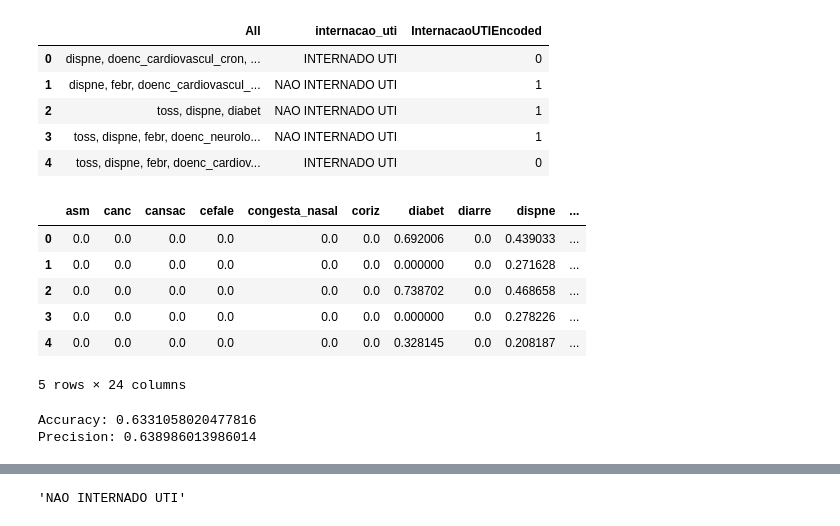
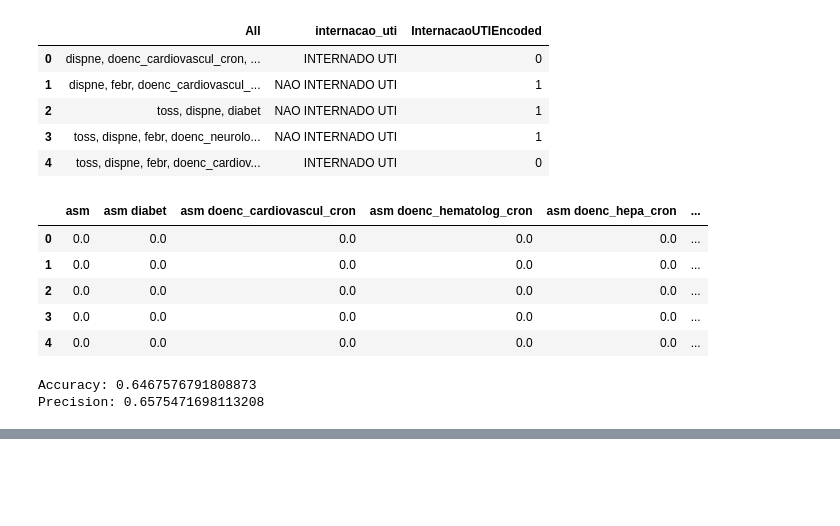
Before and after one commit to eldereng/SimpleTextClassifier, a Jupyter notebook: TextClassifier.ipynb, the cells around one changed output, grey strips where cells are left out. Saved outputs shown, nothing was run; the diff lists cells and outputs as text; code cells hidden in the pictures; blank space fills up the shorter version.

```diff
--- a/TextClassifier.ipynb
+++ b/TextClassifier.ipynb
@@ -204,6 +204,9 @@ from sklearn.feature_extraction.text import TfidfVectorizer
 from sklearn.preprocessing import LabelEncoder
 from sklearn.naive_bayes import MultinomialNB
 from sklearn import metrics
+pd.set_option('display.max_columns', None)
+#pd.set_option('display.width', None)
+pd.set_option("display.max_colwidth", 300)
 # %%
 dfs = pd.read_excel("boavista_covid_dados_abertos.xlsx", sheet_name="Sheet1")
 print("Qtde de Linhas e Colunas do conjunto de dados",dfs.shape)
@@ -276,39 +275,32 @@ Qtde Linhas 3904
 | 4 | toss, dispne, febr, doenc_cardiov... | INTERNADO UTI | 0 |
 # %%
 ## TF-IDF
-vectorizer = TfidfVectorizer()
+vectorizer = TfidfVectorizer(ngram_range=(1, 2),
+                             analyzer="word", )
 vectorizer.fit(dfs.All)
 text = vectorizer.transform(dfs.All)
 
 pd.DataFrame(text.toarray(), columns=vectorizer.get_feature_names()).head()
 # %% [output]
-|  | asm | canc | cansac | cefale | congesta_nasal | coriz | diabet | diarre | dispne | ... |
-| 0 | 0.0 | 0.0 | 0.0 | 0.0 | 0.0 | 0.0 | 0.692006 | 0.0 | 0.439033 | ... |
-| 1 | 0.0 | 0.0 | 0.0 | 0.0 | 0.0 | 0.0 | 0.000000 | 0.0 | 0.271628 | ... |
-| 2 | 0.0 | 0.0 | 0.0 | 0.0 | 0.0 | 0.0 | 0.738702 | 0.0 | 0.468658 | ... |
-| 3 | 0.0 | 0.0 | 0.0 | 0.0 | 0.0 | 0.0 | 0.000000 | 0.0 | 0.278226 | ... |
-| 4 | 0.0 | 0.0 | 0.0 | 0.0 | 0.0 | 0.0 | 0.328145 | 0.0 | 0.208187 | ... |
+|  | asm | asm diabet | asm doenc_cardiovascul_cron | asm doenc_hematolog_cron | asm doenc_hepa_cron | ... |
+| 0 | 0.0 | 0.0 | 0.0 | 0.0 | 0.0 | ... |
+| 1 | 0.0 | 0.0 | 0.0 | 0.0 | 0.0 | ... |
+| 2 | 0.0 | 0.0 | 0.0 | 0.0 | 0.0 | ... |
+| 3 | 0.0 | 0.0 | 0.0 | 0.0 | 0.0 | ... |
+| 4 | 0.0 | 0.0 | 0.0 | 0.0 | 0.0 | ... |
-5 rows × 24 columns
 # %%
 ## create the Model.
 X_train, X_test, y_train, y_test = train_test_split(text, dfs.InternacaoUTIEncoded, test_size=0.3, random_state=42)
-clf = MultinomialNB().fit(X_train, y_train) # Model Generation Using Multinomial Naive Bayes
+clf = MultinomialNB(alpha=0.1).fit(X_train, y_train) # Model Generation Using Multinomial Naive Bayes
 predicted= clf.predict(X_test)
 
 # Checking the metrics.
 print("Accuracy:",metrics.accuracy_score(y_test, predicted))
 print("Precision:",metrics.precision_score(y_test, predicted))
 # %% [output]
-Accuracy: 0.6331058020477816
-Precision: 0.638986013986014
+Accuracy: 0.6467576791808873
+Precision: 0.6575471698113208
 # %% [markdown]
 <p align="center">
   <img src="https://www.researchgate.net/profile/Roberto_Cameriere/publication/24399044/figure/fig1/AS:601590197145611@1520441688596/Target-analogy-of-accuracy-and-precision.png" alt="" width="40%"/>
 </p>
-# %%
-# Test the model with new input....
-NewText = vectorizer.transform(["dispneia, febre, doenca cardiovascular cronica, doenca neurolog"])
-predicted=clf.predict(NewText)
-le.inverse_transform(predicted).tolist()[0]
-# %% [output]
-'NAO INTERNADO UTI'
```
Also changed, not shown: parts of 3 cells of this notebook.
